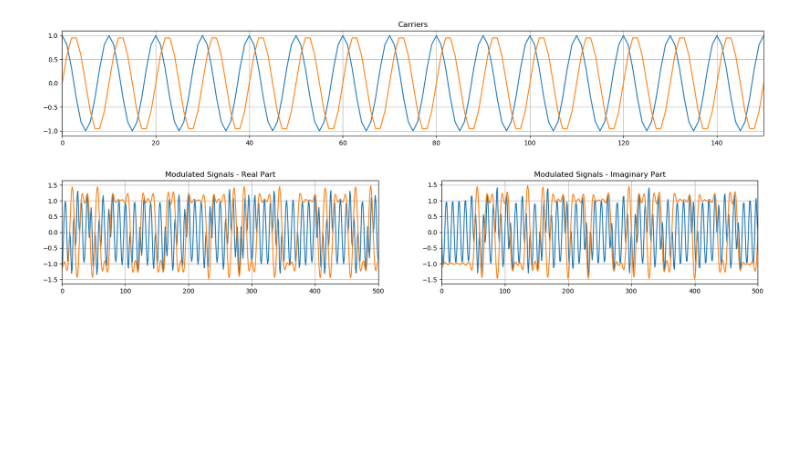
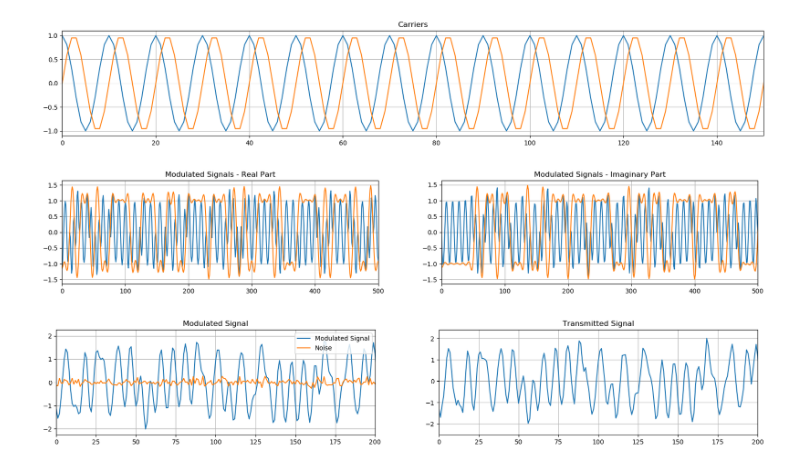
Before and after one commit to sofia-am/QPSK-8PSK-Simulation, a Jupyter notebook: notebook/sampling.ipynb, the cells around one changed output. Cells and saved outputs as stored; diff of their text form; code cells hidden in the pictures; blank space fills up the shorter version.

```diff
--- a/notebook/sampling.ipynb
+++ b/notebook/sampling.ipynb
@@ -163,3 +163,24 @@ plt.grid(True)
 plt.show()
 # %% [output]
 [figure]
+# %%
+signal_modulated = i_modulated + q_modulated
+noise = np.random.normal(0, 0.1, len(signal_modulated))
+signal_noise = signal_modulated + noise
+
+plt.figure(figsize=(20, 3))
+plt.subplot(1, 2, 1)
+plt.plot(t, signal_modulated, label="Modulated Signal")
+plt.plot(t, noise, label="Noise")
+plt.xlim(0, 200)
+plt.title("Modulated Signal")
+plt.grid(True)
+plt.legend()
+plt.subplot(1, 2, 2)
+plt.plot(t, signal_noise, label="Modulated Signal + Noise")
+plt.xlim(0, 200)
+plt.title("Transmitted Signal")
+plt.grid(True)
+plt.show()
+# %% [output]
+[figure, added]
```
